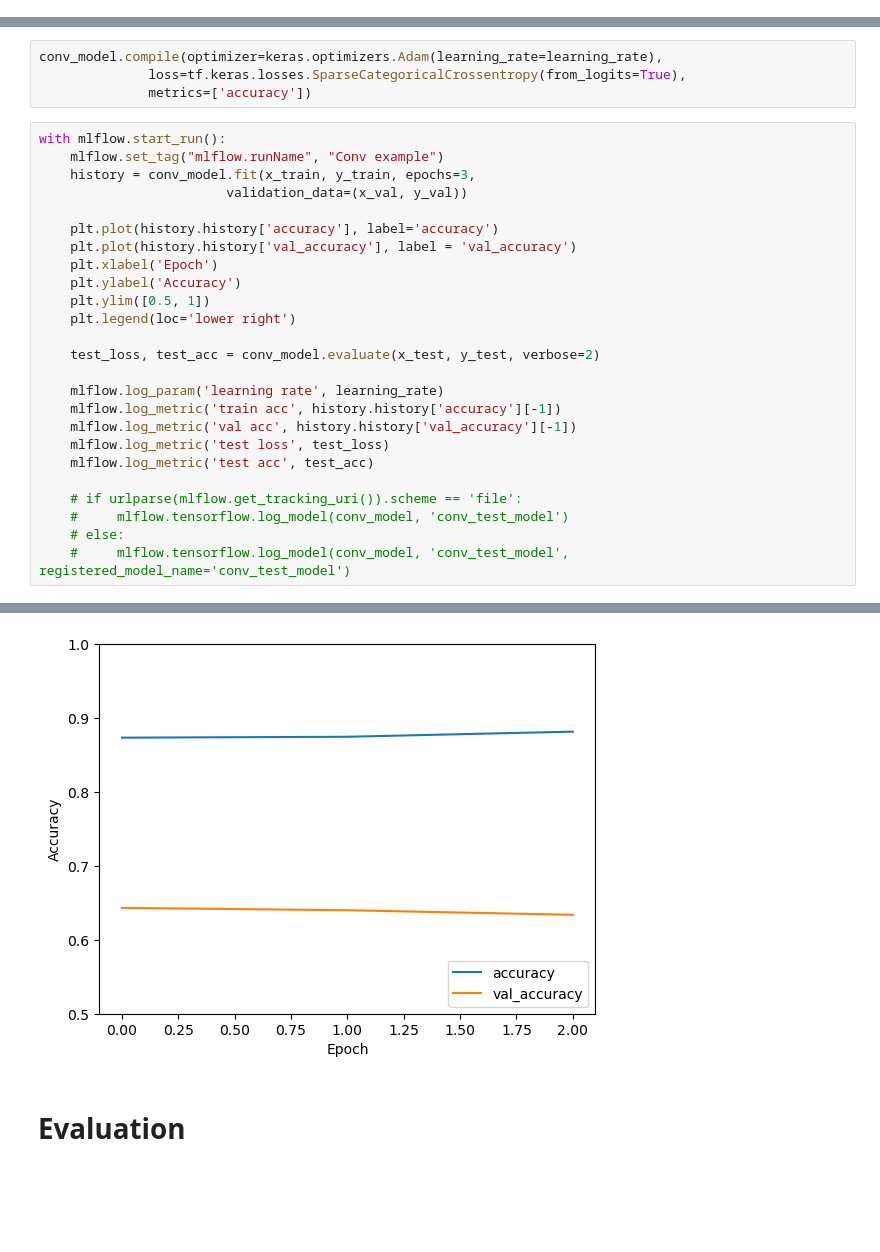
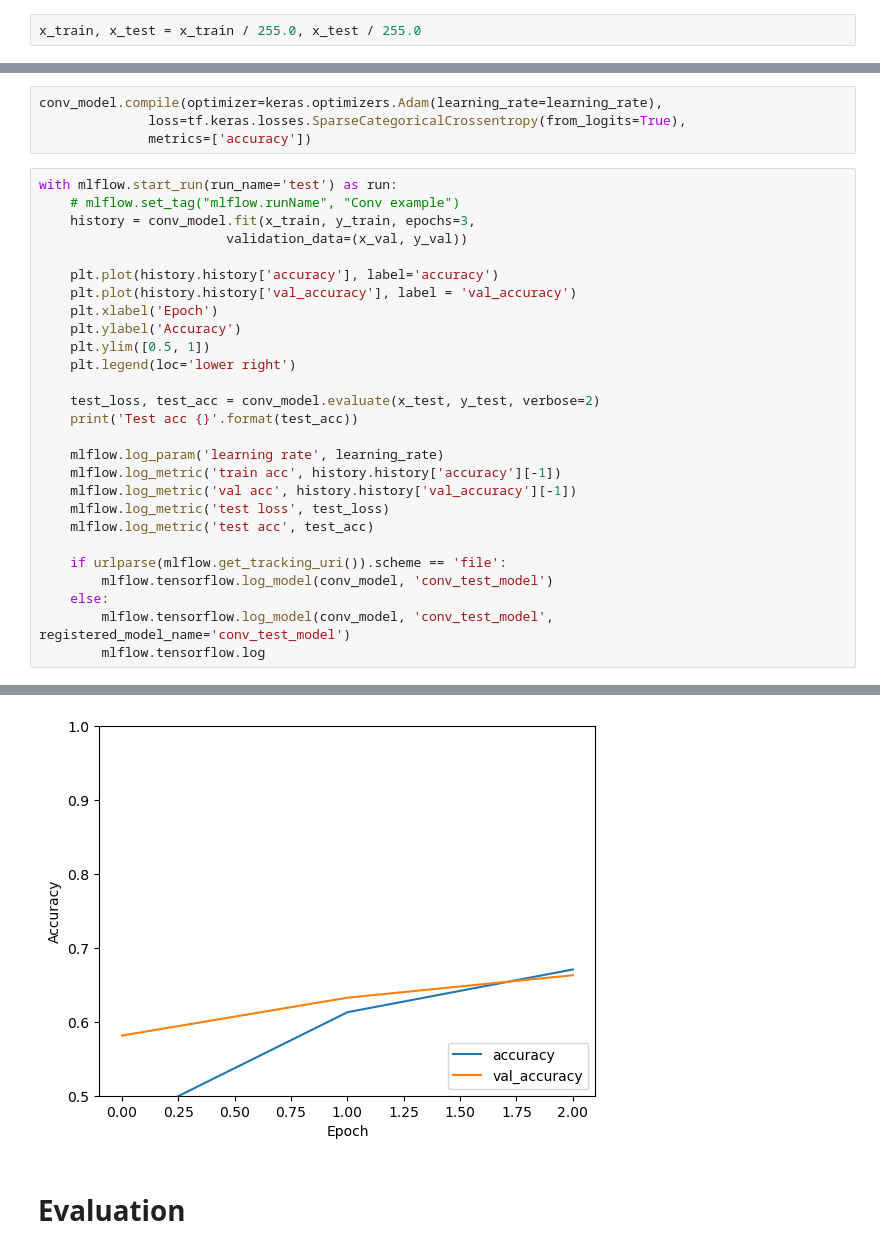
Before and after one commit to Celsuss/Residual_Attention_Network_for_Image_Classification, a Jupyter notebook: training.ipynb, the cells around one changed output, grey strips where cells are left out. Cells and saved outputs as stored; diff of their text form; blank space fills up the shorter version.

Commit message:
Some more playing with mlflow

```diff
--- a/training.ipynb
+++ b/training.ipynb
@@ -58,2 +75,4 @@ utils.drawImages(draw_images, draw_labels)
+# %%
+x_train, x_test = x_train / 255.0, x_test / 255.0
 # %%
 x_val, x_test, y_val, y_test = train_test_split(x_test, y_test, test_size=0.5, random_state=42)
@@ -114,8 +123,8 @@ conv_model.compile(optimizer=keras.optimizers.Adam(learning_rate=learning_rate),
               loss=tf.keras.losses.SparseCategoricalCrossentropy(from_logits=True),
               metrics=['accuracy'])
 # %%
-with mlflow.start_run():
-    mlflow.set_tag("mlflow.runName", "Conv example")
+with mlflow.start_run(run_name='test') as run:
+    # mlflow.set_tag("mlflow.runName", "Conv example")
     history = conv_model.fit(x_train, y_train, epochs=3,
                         validation_data=(x_val, y_val))
 
@@ -127,6 +136,7 @@ with mlflow.start_run():
     plt.legend(loc='lower right')
 
     test_loss, test_acc = conv_model.evaluate(x_test, y_test, verbose=2)
+    print('Test acc {}'.format(test_acc))
 
     mlflow.log_param('learning rate', learning_rate)
     mlflow.log_metric('train acc', history.history['accuracy'][-1])
@@ -134,8 +144,9 @@ with mlflow.start_run():
     mlflow.log_metric('test loss', test_loss)
     mlflow.log_metric('test acc', test_acc)
 
-    # if urlparse(mlflow.get_tracking_uri()).scheme == 'file':
-    #     mlflow.tensorflow.log_model(conv_model, 'conv_test_model')
-    # else:
-    #     mlflow.tensorflow.log_model(conv_model, 'conv_test_model', registered_model_name='conv_test_model')
+    if urlparse(mlflow.get_tracking_uri()).scheme == 'file':
+        mlflow.tensorflow.log_model(conv_model, 'conv_test_model')
+    else:
+        mlflow.tensorflow.log_model(conv_model, 'conv_test_model', registered_model_name='conv_test_model')
+        mlflow.tensorflow.log
 # %% [output]
@@ -149,3 +162,3 @@ Epoch 3/3
-[figure, old version]
+[figure, new version]
 # %% [markdown]
 # Evaluation
```
Also changed, not shown: parts of 7 cells of this notebook.
